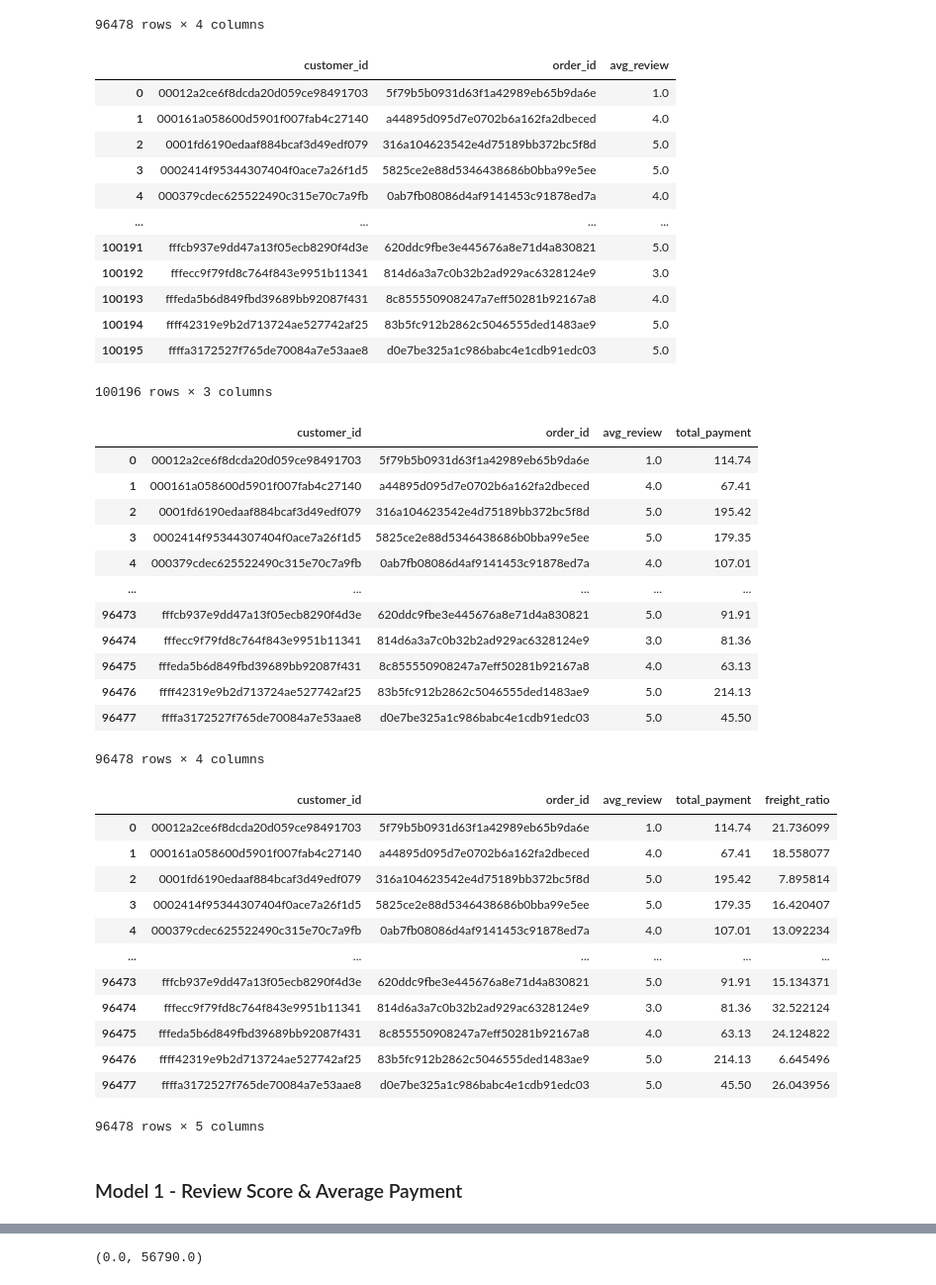
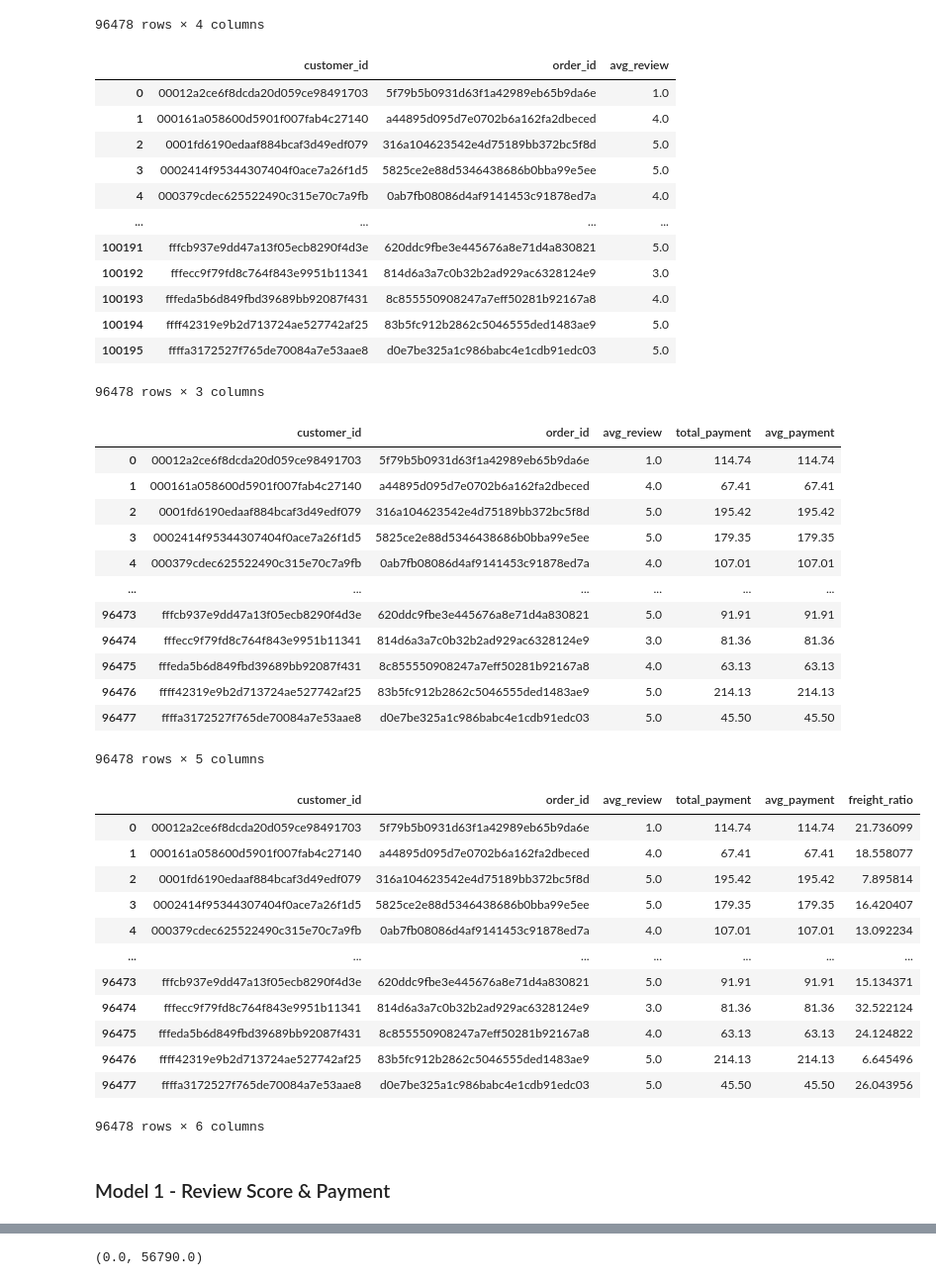
Before and after one commit to nicholasatyahadi/Customer-Purchasing-Behaviour-Analysis, a Jupyter notebook: main.ipynb, the cells around one changed output, grey strips where cells are left out. Shown at 99% size. Saved outputs shown, nothing was run; the diff lists cells and outputs as text; code cells hidden in the pictures.

```diff
--- a/main.ipynb
+++ b/main.ipynb
@@ -291,7 +314,9 @@ ordercat_sum
 #Pick the necessary columns
 temp = pysqldf("select order_id, avg(review_score) as avg_review from orderreview group by 1")
 orderreview_sum = (orderdb[['customer_id','order_id']]
-                   .merge(temp[['order_id','avg_review']], on = 'order_id', how ='left'))
+                   .merge(temp[['order_id','avg_review']], on = 'order_id', how ='left')
+                   .drop_duplicates()
+                  )
 orderreview_sum
 # %% [output]
 |  | customer_id | order_id | avg_review |
@@ -306,50 +331,50 @@ orderreview_sum
 | 100193 | fffeda5b6d849fbd39689bb92087f431 | 8c855550908247a7eff50281b92167a8 | 4.0 |
 | 100194 | ffff42319e9b2d713724ae527742af25 | 83b5fc912b2862c5046555ded1483ae9 | 5.0 |
 | 100195 | ffffa3172527f765de70084a7e53aae8 | d0e7be325a1c986babc4e1cdb91edc03 | 5.0 |
-100196 rows × 3 columns
+96478 rows × 3 columns
 # %%
 ordercat_sum.to_csv('ordercat.csv', index=False)
 orderpmt_sum.to_csv('orderpmt.csv', index = False)
 # %%
 #Dataset with review & average price per order
-temp = pysqldf("select distinct order_id,sum(total_payment) as total_payment from orderdb group by 1")
+temp = pysqldf("select distinct order_id,sum(total_payment) as total_payment, avg(total_payment) as avg_payment from orderdb group by 1")
 orderreview_sum1 = orderreview_sum.merge(temp, how = 'left', on = 'order_id').drop_duplicates().reset_index(drop=True)
 orderreview_sum1
 # %% [output]
-|  | customer_id | order_id | avg_review | total_payment |
-| 0 | 00012a2ce6f8dcda20d059ce98491703 | 5f79b5b0931d63f1a42989eb65b9da6e | 1.0 | 114.74 |
-| 1 | 000161a058600d5901f007fab4c27140 | a44895d095d7e0702b6a162fa2dbeced | 4.0 | 67.41 |
-| 2 | 0001fd6190edaaf884bcaf3d49edf079 | 316a104623542e4d75189bb372bc5f8d | 5.0 | 195.42 |
-| 3 | 0002414f95344307404f0ace7a26f1d5 | 5825ce2e88d5346438686b0bba99e5ee | 5.0 | 179.35 |
-| 4 | 000379cdec625522490c315e70c7a9fb | 0ab7fb08086d4af9141453c91878ed7a | 4.0 | 107.01 |
-| ... | ... | ... | ... | ... |
-| 96473 | fffcb937e9dd47a13f05ecb8290f4d3e | 620ddc9fbe3e445676a8e71d4a830821 | 5.0 | 91.91 |
-| 96474 | fffecc9f79fd8c764f843e9951b11341 | 814d6a3a7c0b32b2ad929ac6328124e9 | 3.0 | 81.36 |
-| 96475 | fffeda5b6d849fbd39689bb92087f431 | 8c855550908247a7eff50281b92167a8 | 4.0 | 63.13 |
-| 96476 | ffff42319e9b2d713724ae527742af25 | 83b5fc912b2862c5046555ded1483ae9 | 5.0 | 214.13 |
-| 96477 | ffffa3172527f765de70084a7e53aae8 | d0e7be325a1c986babc4e1cdb91edc03 | 5.0 | 45.50 |
+|  | customer_id | order_id | avg_review | total_payment | avg_payment |
+| 0 | 00012a2ce6f8dcda20d059ce98491703 | 5f79b5b0931d63f1a42989eb65b9da6e | 1.0 | 114.74 | 114.74 |
+| 1 | 000161a058600d5901f007fab4c27140 | a44895d095d7e0702b6a162fa2dbeced | 4.0 | 67.41 | 67.41 |
+| 2 | 0001fd6190edaaf884bcaf3d49edf079 | 316a104623542e4d75189bb372bc5f8d | 5.0 | 195.42 | 195.42 |
+| 3 | 0002414f95344307404f0ace7a26f1d5 | 5825ce2e88d5346438686b0bba99e5ee | 5.0 | 179.35 | 179.35 |
+| 4 | 000379cdec625522490c315e70c7a9fb | 0ab7fb08086d4af9141453c91878ed7a | 4.0 | 107.01 | 107.01 |
+| ... | ... | ... | ... | ... | ... |
+| 96473 | fffcb937e9dd47a13f05ecb8290f4d3e | 620ddc9fbe3e445676a8e71d4a830821 | 5.0 | 91.91 | 91.91 |
+| 96474 | fffecc9f79fd8c764f843e9951b11341 | 814d6a3a7c0b32b2ad929ac6328124e9 | 3.0 | 81.36 | 81.36 |
+| 96475 | fffeda5b6d849fbd39689bb92087f431 | 8c855550908247a7eff50281b92167a8 | 4.0 | 63.13 | 63.13 |
+| 96476 | ffff42319e9b2d713724ae527742af25 | 83b5fc912b2862c5046555ded1483ae9 | 5.0 | 214.13 | 214.13 |
+| 96477 | ffffa3172527f765de70084a7e53aae8 | d0e7be325a1c986babc4e1cdb91edc03 | 5.0 | 45.50 | 45.50 |
-96478 rows × 4 columns
+96478 rows × 5 columns
 # %%
 #Dataset with review, average payment per order, and freight value ratio to total payment
-temp = pysqldf("select order_id, total_payment, (freight_value/total_payment*100) as freight_ratio from (select distinct order_id, sum(total_payment) as total_payment, sum(freight_value) as freight_value from orderdb group by 1)")
+temp = pysqldf("select distinct order_id, sum(total_payment) as total_payment, avg(total_payment) as avg_payment, (freight_value/total_payment*100) as freight_ratio from orderdb group by 1")
 orderreview_sum2 = orderreview_sum.merge(temp, how = 'left', on = 'order_id').drop_duplicates().reset_index(drop=True)
 orderreview_sum2
 # %% [output]
-|  | customer_id | order_id | avg_review | total_payment | freight_ratio |
-| 0 | 00012a2ce6f8dcda20d059ce98491703 | 5f79b5b0931d63f1a42989eb65b9da6e | 1.0 | 114.74 | 21.736099 |
-| 1 | 000161a058600d5901f007fab4c27140 | a44895d095d7e0702b6a162fa2dbeced | 4.0 | 67.41 | 18.558077 |
-| 2 | 0001fd6190edaaf884bcaf3d49edf079 | 316a104623542e4d75189bb372bc5f8d | 5.0 | 195.42 | 7.895814 |
-| 3 | 0002414f95344307404f0ace7a26f1d5 | 5825ce2e88d5346438686b0bba99e5ee | 5.0 | 179.35 | 16.420407 |
-| 4 | 000379cdec625522490c315e70c7a9fb | 0ab7fb08086d4af9141453c91878ed7a | 4.0 | 107.01 | 13.092234 |
-| ... | ... | ... | ... | ... | ... |
-| 96473 | fffcb937e9dd47a13f05ecb8290f4d3e | 620ddc9fbe3e445676a8e71d4a830821 | 5.0 | 91.91 | 15.134371 |
-| 96474 | fffecc9f79fd8c764f843e9951b11341 | 814d6a3a7c0b32b2ad929ac6328124e9 | 3.0 | 81.36 | 32.522124 |
-| 96475 | fffeda5b6d849fbd39689bb92087f431 | 8c855550908247a7eff50281b92167a8 | 4.0 | 63.13 | 24.124822 |
-| 96476 | ffff42319e9b2d713724ae527742af25 | 83b5fc912b2862c5046555ded1483ae9 | 5.0 | 214.13 | 6.645496 |
-| 96477 | ffffa3172527f765de70084a7e53aae8 | d0e7be325a1c986babc4e1cdb91edc03 | 5.0 | 45.50 | 26.043956 |
+|  | customer_id | order_id | avg_review | total_payment | avg_payment | freight_ratio |
+| 0 | 00012a2ce6f8dcda20d059ce98491703 | 5f79b5b0931d63f1a42989eb65b9da6e | 1.0 | 114.74 | 114.74 | 21.736099 |
+| 1 | 000161a058600d5901f007fab4c27140 | a44895d095d7e0702b6a162fa2dbeced | 4.0 | 67.41 | 67.41 | 18.558077 |
+| 2 | 0001fd6190edaaf884bcaf3d49edf079 | 316a104623542e4d75189bb372bc5f8d | 5.0 | 195.42 | 195.42 | 7.895814 |
+| 3 | 0002414f95344307404f0ace7a26f1d5 | 5825ce2e88d5346438686b0bba99e5ee | 5.0 | 179.35 | 179.35 | 16.420407 |
+| 4 | 000379cdec625522490c315e70c7a9fb | 0ab7fb08086d4af9141453c91878ed7a | 4.0 | 107.01 | 107.01 | 13.092234 |
+| ... | ... | ... | ... | ... | ... | ... |
+| 96473 | fffcb937e9dd47a13f05ecb8290f4d3e | 620ddc9fbe3e445676a8e71d4a830821 | 5.0 | 91.91 | 91.91 | 15.134371 |
+| 96474 | fffecc9f79fd8c764f843e9951b11341 | 814d6a3a7c0b32b2ad929ac6328124e9 | 3.0 | 81.36 | 81.36 | 32.522124 |
+| 96475 | fffeda5b6d849fbd39689bb92087f431 | 8c855550908247a7eff50281b92167a8 | 4.0 | 63.13 | 63.13 | 24.124822 |
+| 96476 | ffff42319e9b2d713724ae527742af25 | 83b5fc912b2862c5046555ded1483ae9 | 5.0 | 214.13 | 214.13 | 6.645496 |
+| 96477 | ffffa3172527f765de70084a7e53aae8 | d0e7be325a1c986babc4e1cdb91edc03 | 5.0 | 45.50 | 45.50 | 26.043956 |
-96478 rows × 5 columns
+96478 rows × 6 columns
 # %% [markdown]
-### Model 1 - Review Score & Average Payment
+### Model 1 - Review Score & Payment
 # %%
 avg_review = np.mean(orderreview_sum1.avg_review)
 avg_pmt = np.mean(orderreview_sum1.total_payment)
```
Also changed, not shown: parts of 18 cells of this notebook, 1 other file.
